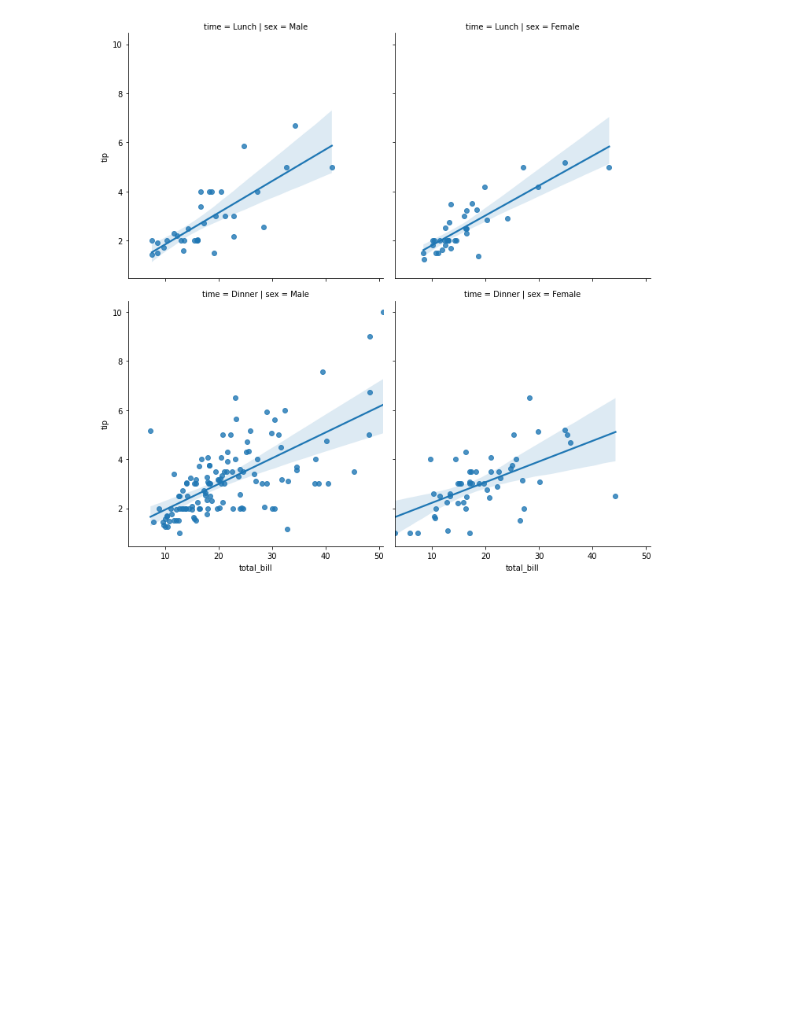
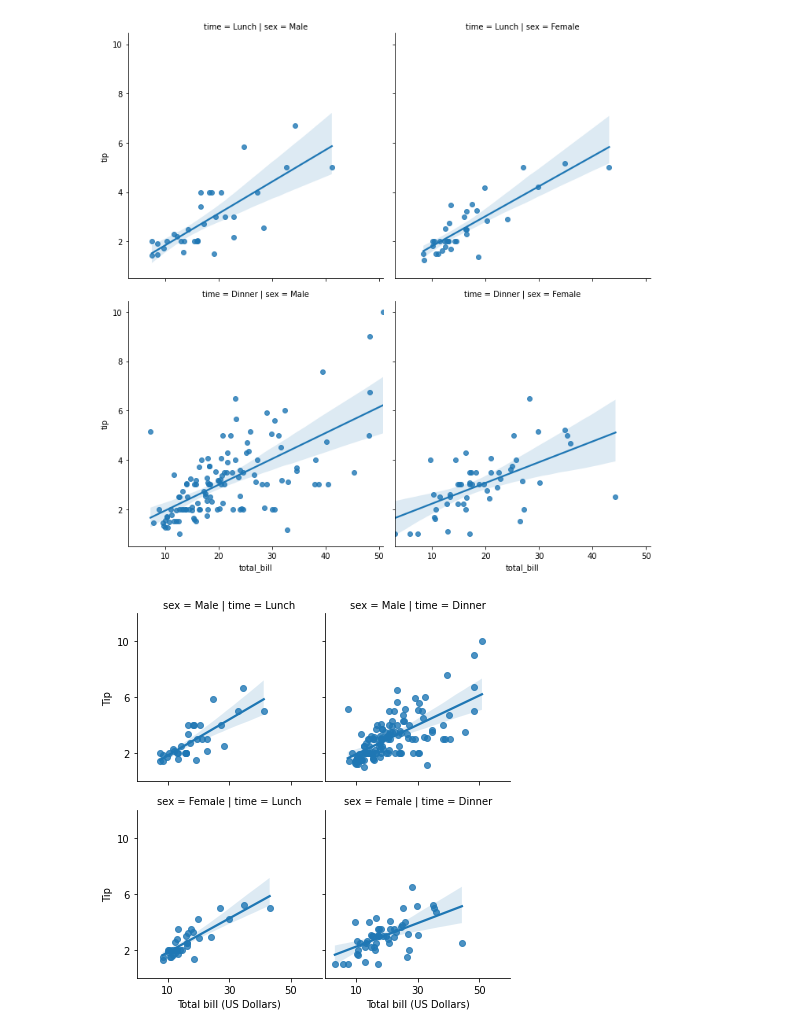
Before and after one commit to euguroglu/cave, a Jupyter notebook: Seaborn_plots_tutorial_5.ipynb, the cells around one changed output. Cells and saved outputs as stored; diff of their text form; code cells hidden in the pictures; blank space fills up the shorter version.

```diff
--- a/Seaborn_plots_tutorial_5.ipynb
+++ b/Seaborn_plots_tutorial_5.ipynb
@@ -26,3 +26,12 @@ sns.lmplot(x='total_bill',y='tip',data=tips,col='sex',row='time')
 # %% [output]
 <seaborn.axisgrid.FacetGrid at 0x...>
 [figure]
+# %%
+g = sns.lmplot(x="total_bill", y="tip", row="sex", col="time",
+               data=tips, height=3)
+g = (g.set_axis_labels("Total bill (US Dollars)", "Tip")
+      .set(xlim=(0, 60), ylim=(0, 12),
+           xticks=[10, 30, 50], yticks=[2, 6, 10])
+      .fig.subplots_adjust(wspace=.02))
+# %% [output]
+[figure, added]
```
